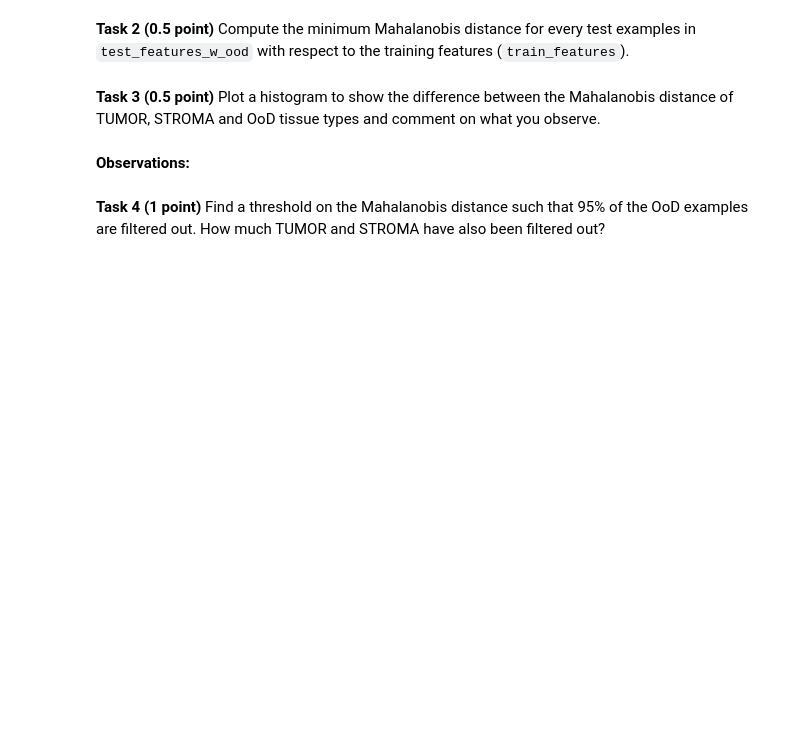
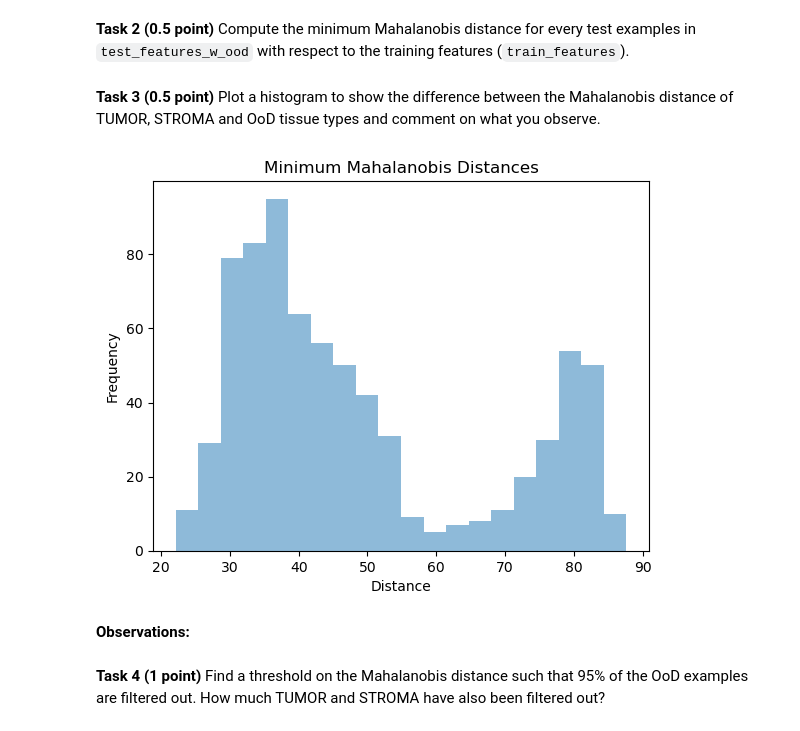
Before and after one commit to rinoago/iapr, a Jupyter notebook: labs/lab_03_classification.ipynb, the cells around one changed output. Saved outputs shown, nothing was run; the diff lists cells and outputs as text; code cells hidden in the pictures; blank space fills up the shorter version.

```diff
--- a/labs/lab_03_classification.ipynb
+++ b/labs/lab_03_classification.ipynb
@@ -189,2 +178,11 @@ torch.Size([744, 768])
+# %%
+min_mahalanobis_distances = []
+for example in test_features_w_ood:
+    distance = [mahalanobis_distance(example, class_means[i], class_covs[i]) for i in range(len(class_means))]
+    min_distance = torch.min(torch.tensor(distance))
+    min_mahalanobis_distances.append(min_distance)
+
+# Print the minimum Mahalanobis distances
+#print(min_mahalanobis_distances)
 # %% [markdown]
 **Task 3 (0.5 point)** Plot a histogram to show the difference between the Mahalanobis distance of TUMOR, STROMA and OoD tissue types and comment on what you observe.
@@ -194,3 +189,14 @@ torch.Size([744, 768])
+# %%
+import matplotlib.pyplot as plt
+
+# Plot histogram of minimum Mahalanobis distances
+plt.hist(min_mahalanobis_distances, bins=20, alpha=0.5)
+plt.title("Minimum Mahalanobis Distances")
+plt.xlabel("Distance")
+plt.ylabel("Frequency")
+plt.show()
+# %% [output]
+[figure, added]
 # %% [markdown]
 **Observations:**
 # %% [markdown]
```
Also changed, not shown: parts of 9 cells of this notebook.
